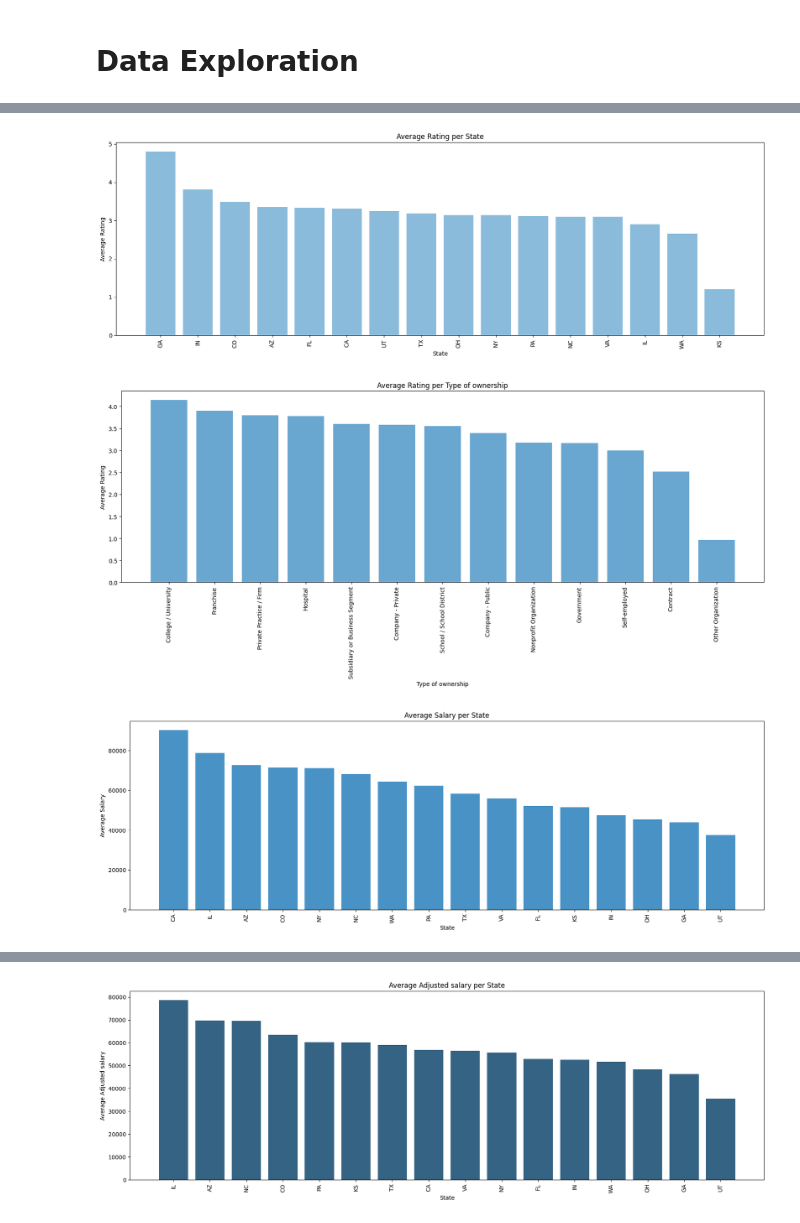
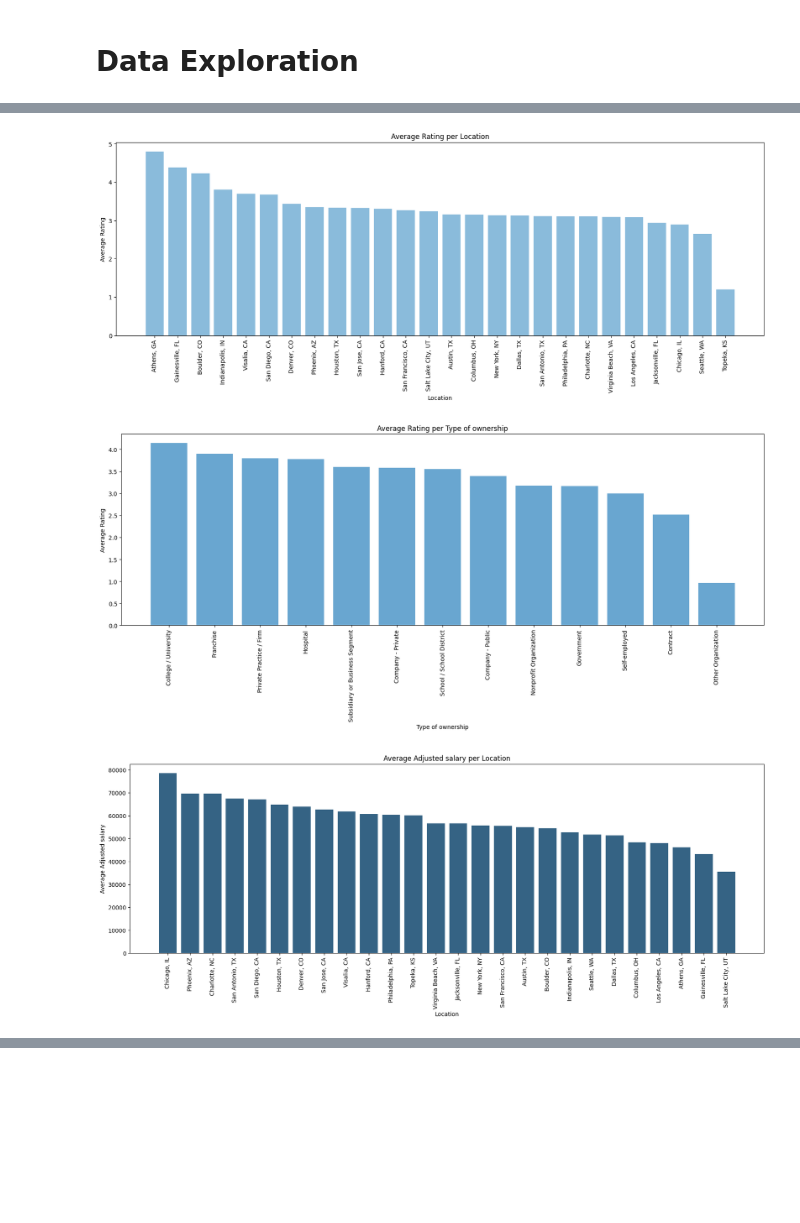
Before and after one commit to damla-jpg/brane-data-analyst-jobs, a Jupyter notebook: data_exploration.ipynb, the cells around one changed output, grey strips where cells are left out. Drawn from its saved outputs; the diff is of its cells as text; code cells hidden in the pictures; blank space fills up the shorter version.

```diff
--- a/data_exploration.ipynb
+++ b/data_exploration.ipynb
@@ -9,5 +9,5 @@ import seaborn as sns
 colors = sns.color_palette('Blues_d')[0:6]
 matplotlib.rcParams['figure.facecolor'] = 'white'
 # %%
-df = pd.read_csv('DataAnalyst.csv')
-cli_usa = pd.read_csv("coli.csv")
+dataset = pd.read_csv('DataAnalyst.csv')
+coli = pd.read_csv("coli.csv")
@@ -121,33 +118,29 @@ plot_box(df, "State", "Adjusted salary")
 # %%
 # get the average rating for each state
-def plot_average_per_column(df, col, col2, color):
+def plot_average_per_column(dataset, col, col2, color):
     avg = {}
-    for i in df[col].unique():
+    for i in dataset[col].unique():
         if i != "Not Available" and i != "Unknown":
-            avg[i] = df[df[col] == i][col2].mean()
+            avg[i] = dataset[dataset[col] == i][col2].mean()
 
     # sort the dictionary by value
     avg = dict(sorted(avg.items(), key=lambda item: item[1], reverse=True))
 
     plt.figure(figsize=(20, 6))
     plt.bar(avg.keys(), avg.values(), color=color)
     plt.title("Average " + col2 + " per " + col + "")
     plt.xlabel(col)
     plt.xticks(rotation=90)
     plt.ylabel("Average " + col2)
     plt.show()
 
-avg_rating_per_state = plot_average_per_column(df, "State", "Rating", colors[0])
-avg_rating_ownership = plot_average_per_column(df, "Type of ownership", "Rating", colors[1])
-
-# get the average salary for each state
-avg_salary_per_state = plot_average_per_column(df, "State", "Salary", colors[2])
-avg_salary_per_ownership = plot_average_per_column(df, "Type of ownership", "Salary", colors[3])
+avg_rating_per_state = plot_average_per_column(dataset, "Location", "Rating", colors[0])
+avg_rating_ownership = plot_average_per_column(dataset, "Type of ownership", "Rating", colors[1])
 
 # get the average adjusted salary for each state
-avg_adjusted_salary_per_state = plot_average_per_column(df, "State", "Adjusted salary", colors[4])
-avg_adjusted_salary_per_ownership = plot_average_per_column(df, "Type of ownership", "Adjusted salary", colors[5])
+avg_adjusted_salary_per_state = plot_average_per_column(dataset, "Location", "Adjusted salary", colors[4])
+avg_adjusted_salary_per_ownership = plot_average_per_column(dataset, "Type of ownership", "Adjusted salary", colors[5])
 # %% [output]
-[figure, old version]
+[figure, new version]
 [figure]
-[figure, old version]
+[figure, new version]
@@ -155 +147,0 @@ avg_adjusted_salary_per_ownership = plot_average_per_column(df, "Type of ownersh
-[figure, removed]
```
Also changed, not shown: parts of 8 cells of this notebook, 5 other files.
